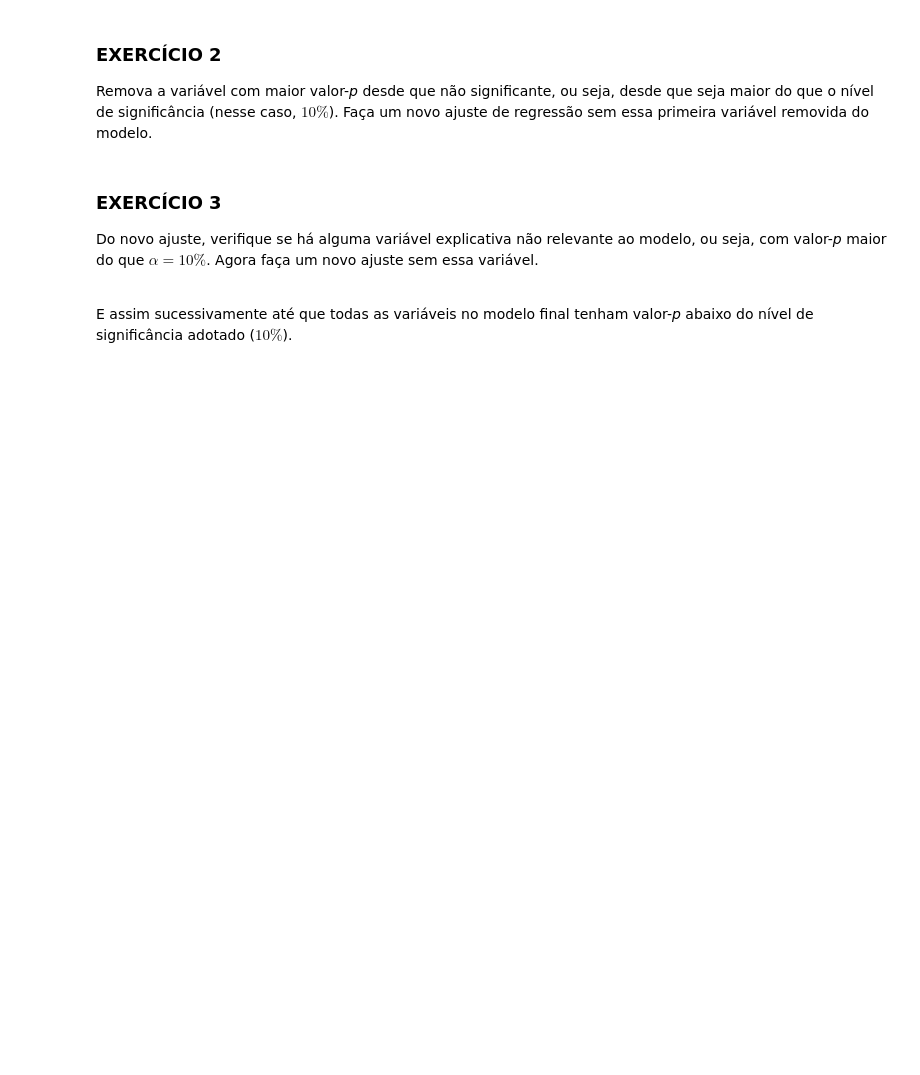
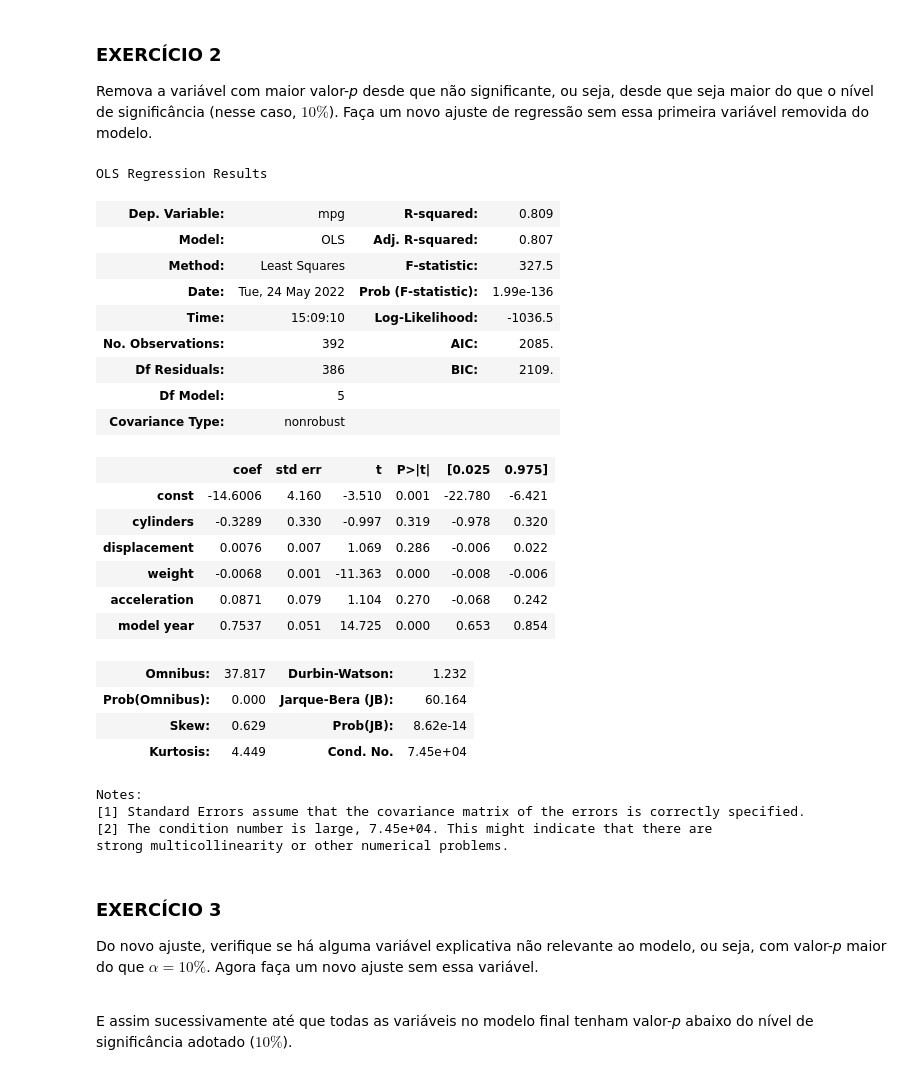
Before and after one commit to pedroivoal/Semestre-2, a Jupyter notebook: Cdados/aula26/Aula26_Atividade_RegressaoMultipla.ipynb, the cells around one changed output. Cells and saved outputs as stored; diff of their text form; code cells hidden in the pictures; blank space fills up the shorter version.

```diff
--- a/Cdados/aula26/Aula26_Atividade_RegressaoMultipla.ipynb
+++ b/Cdados/aula26/Aula26_Atividade_RegressaoMultipla.ipynb
@@ -310,3 +342,35 @@ Remova a variável com maior valor-*p* desde que não significante, ou seja, des
+# %%
+X = df[['cylinders', 'displacement', 'weight',
+       'acceleration', 'model year']]
+Y = df['mpg']
+results = regress(Y,X)
+results.summary()
+# %% [output]
+OLS Regression Results
+| Dep. Variable: | mpg | R-squared: | 0.809 |
+| Model: | OLS | Adj. R-squared: | 0.807 |
+| Method: | Least Squares | F-statistic: | 327.5 |
+| Date: | Tue, 24 May 2022 | Prob (F-statistic): | 1.99e-136 |
+| Time: | 15:09:10 | Log-Likelihood: | -1036.5 |
+| No. Observations: | 392 | AIC: | 2085. |
+| Df Residuals: | 386 | BIC: | 2109. |
+| Df Model: | 5 |  |  |
+| Covariance Type: | nonrobust |  |  |
+|  | coef | std err | t | P>|t| | [0.025 | 0.975] |
+| const | -14.6006 | 4.160 | -3.510 | 0.001 | -22.780 | -6.421 |
+| cylinders | -0.3289 | 0.330 | -0.997 | 0.319 | -0.978 | 0.320 |
+| displacement | 0.0076 | 0.007 | 1.069 | 0.286 | -0.006 | 0.022 |
+| weight | -0.0068 | 0.001 | -11.363 | 0.000 | -0.008 | -0.006 |
+| acceleration | 0.0871 | 0.079 | 1.104 | 0.270 | -0.068 | 0.242 |
+| model year | 0.7537 | 0.051 | 14.725 | 0.000 | 0.653 | 0.854 |
+| Omnibus: | 37.817 | Durbin-Watson: | 1.232 |
+| Prob(Omnibus): | 0.000 | Jarque-Bera (JB): | 60.164 |
+| Skew: | 0.629 | Prob(JB): | 8.62e-14 |
+| Kurtosis: | 4.449 | Cond. No. | 7.45e+04 |
+Notes:
+[1] Standard Errors assume that the covariance matrix of the errors is correctly specified.
+[2] The condition number is large, 7.45e+04. This might indicate that there are
+strong multicollinearity or other numerical problems.
 # %% [markdown]
 <div id="ex3"></div>
 
```
Also changed, not shown: parts of 19 cells of this notebook, 6 other files.
